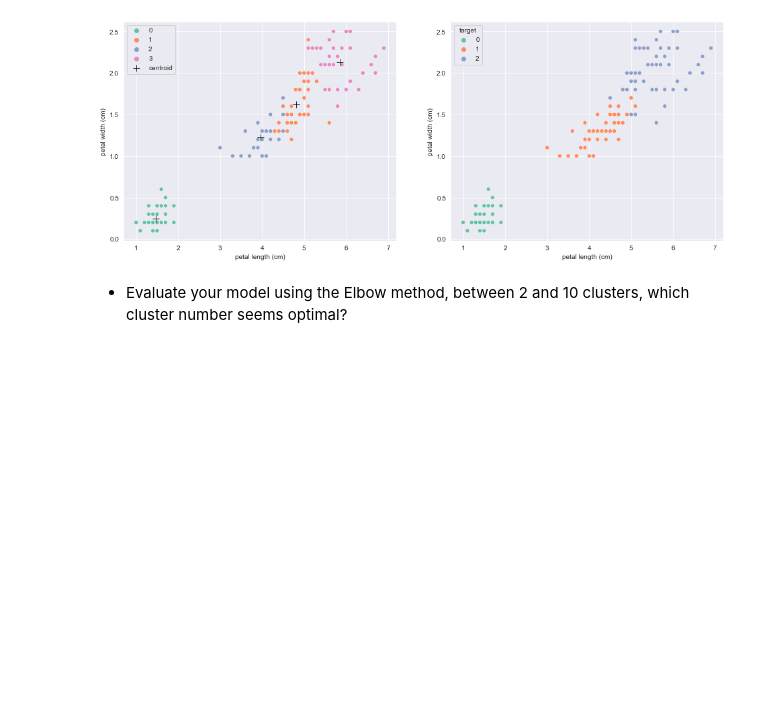
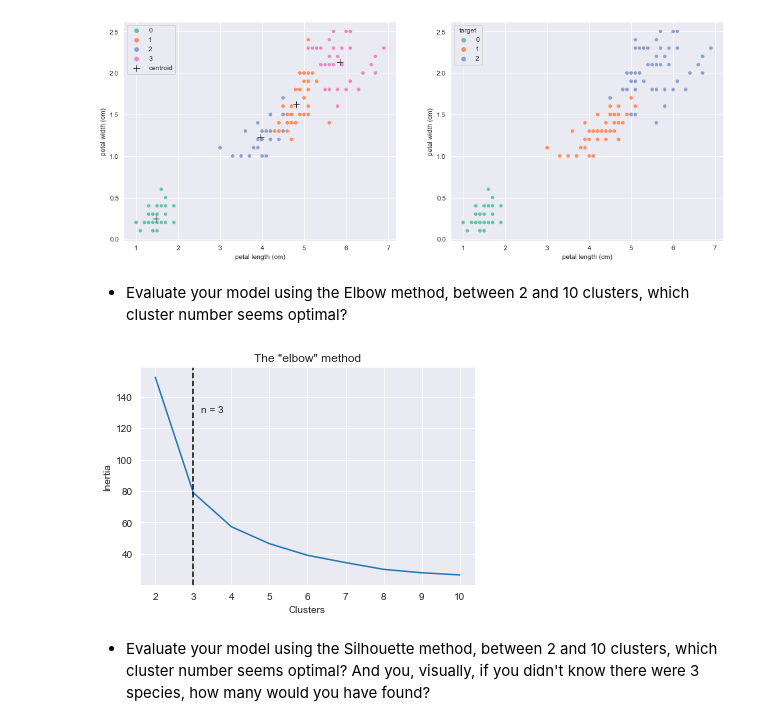
Before and after one commit to peto-ivanov/gda, a Jupyter notebook: quests/ML-quest_k-means_clustering.ipynb, the cells around one changed output. Saved outputs shown, nothing was run; the diff lists cells and outputs as text; code cells hidden in the pictures; blank space fills up the shorter version.

```diff
--- a/quests/ML-quest_k-means_clustering.ipynb
+++ b/quests/ML-quest_k-means_clustering.ipynb
@@ -66,3 +66,36 @@ do_stuff(4)
 [figure]
 # %% [markdown]
 * Evaluate your model using the Elbow method, between 2 and 10 clusters, which cluster number seems optimal?
+# %%
+# The function which would return _inertia_ to given _N_ of clusters
+def evaluate_KM_model(n_clusters):
+    # Initiating KM_model with 3 clusters
+    KM_model = KMeans(n_clusters=n_clusters)
+
+    # Loading iris data
+    (X, y) = load_iris(return_X_y=True, as_frame=True)
+
+    # Fitting the clustering model
+    KM_clusters = KM_model.fit_predict(X)
+
+    return KM_model.inertia_
+
+# Calling and collecting the inertia
+result = [[n for n in range(2,11)], [evaluate_KM_model(n) for n in range(2,11)]]
+
+# Plotting the data
+ax = sns.lineplot(x=result[0], y=result[1])
+plt.xlabel("Clusters")
+plt.ylabel("Inertia")
+plt.title("The \"elbow\" method")
+plt.text(3.2, 130, "n = 3")
+
+# Visual inspection of the plot reveals that N=3 is best (there's the elbow),
+# so I plot the line to indicate that.
+ax = plt.axvline(3, 0, 1, ls="--", c="k")
+
+plt.show()
+# %% [output]
+[figure, added]
+# %% [markdown]
+* Evaluate your model using the Silhouette method, between 2 and 10 clusters, which cluster number seems optimal? And you, visually, if you didn't know there were 3 species, how many would you have found?
```
Also changed, not shown: parts of 2 cells of this notebook.
